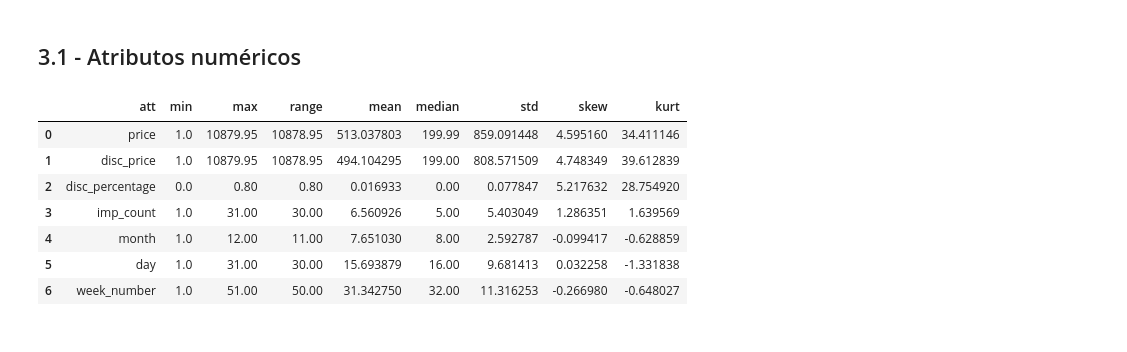
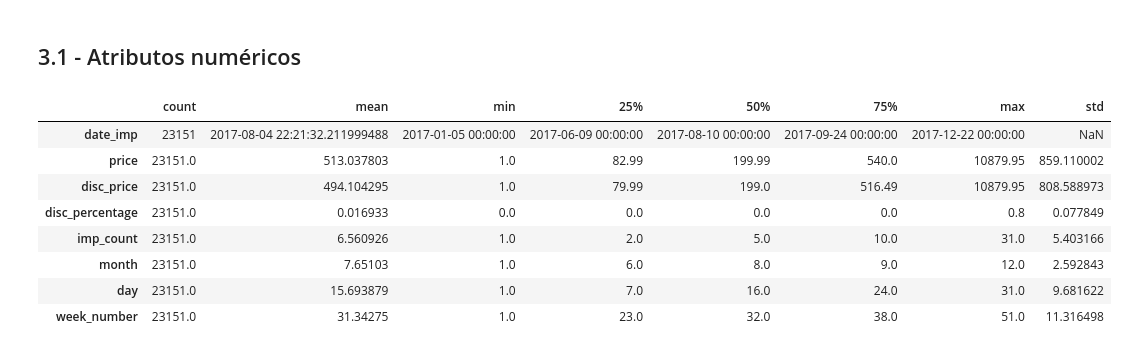
Before and after one commit to luc457x/CDS-ElasticidadeDePreco, a Jupyter notebook: notebook.ipynb, the cells around one changed output. Cells and saved outputs as stored; diff of their text form; code cells hidden in the pictures.

```diff
--- a/notebook.ipynb
+++ b/notebook.ipynb
@@ -129,25 +129,15 @@ cats = df_clear.select_dtypes( exclude=['float64', 'int64', 'datetime64[ns]'])
 # %% [markdown]
 ## 3.1 - Atributos numéricos
-# %%
-# Tendencia central
-ct1 = pd.DataFrame(nums.apply(np.mean) ).T   # média
-ct2 = pd.DataFrame(nums.apply(np.median) ).T  # mediana
-# Dispersão
-d1 = pd.DataFrame(nums.apply(np.std) ).T # Desvio padrão
-d2 = pd.DataFrame(nums.apply(min) ).T # valor mínimo
-d3 = pd.DataFrame(nums.apply(max) ).T # valor máximo
-d4 = pd.DataFrame(nums.apply( lambda x: x.max() - x.min())).T # Variação entre o mínimo e máxilo valor
-d5 = pd.DataFrame(nums.apply( lambda x: x.skew())).T #skewness
-d6 = pd.DataFrame(nums.apply( lambda x : x.kurtosis())).T # kurtosis
-df = pd.concat( [d2, d3, d4, ct1, ct2, d1, d5, d6]).T.reset_index()
-df.columns = ['att', 'min', 'max', 'range', 'mean', 'median', 'std', 'skew', 'kurt']
-df
-# %% [output]
-|  | att | min | max | range | mean | median | std | skew | kurt |
-| 0 | price | 1.0 | 10879.95 | 10878.95 | 513.037803 | 199.99 | 859.091448 | 4.595160 | 34.411146 |
-| 1 | disc_price | 1.0 | 10879.95 | 10878.95 | 494.104295 | 199.00 | 808.571509 | 4.748349 | 39.612839 |
-| 2 | disc_percentage | 0.0 | 0.80 | 0.80 | 0.016933 | 0.00 | 0.077847 | 5.217632 | 28.754920 |
-| 3 | imp_count | 1.0 | 31.00 | 30.00 | 6.560926 | 5.00 | 5.403049 | 1.286351 | 1.639569 |
-| 4 | month | 1.0 | 12.00 | 11.00 | 7.651030 | 8.00 | 2.592787 | -0.099417 | -0.628859 |
-| 5 | day | 1.0 | 31.00 | 30.00 | 15.693879 | 16.00 | 9.681413 | 0.032258 | -1.331838 |
-| 6 | week_number | 1.0 | 51.00 | 50.00 | 31.342750 | 32.00 | 11.316253 | -0.266980 | -0.648027 |
+# %%
+# Tendencia central e dispersão
+df_clear.describe().T
+# %% [output]
+|  | count | mean | min | 25% | 50% | 75% | max | std |
+| date_imp | 23151 | 2017-08-04 22:21:32.211999488 | 2017-01-05 00:00:00 | 2017-06-09 00:00:00 | 2017-08-10 00:00:00 | 2017-09-24 00:00:00 | 2017-12-22 00:00:00 | NaN |
+| price | 23151.0 | 513.037803 | 1.0 | 82.99 | 199.99 | 540.0 | 10879.95 | 859.110002 |
+| disc_price | 23151.0 | 494.104295 | 1.0 | 79.99 | 199.0 | 516.49 | 10879.95 | 808.588973 |
+| disc_percentage | 23151.0 | 0.016933 | 0.0 | 0.0 | 0.0 | 0.0 | 0.8 | 0.077849 |
+| imp_count | 23151.0 | 6.560926 | 1.0 | 2.0 | 5.0 | 10.0 | 31.0 | 5.403166 |
+| month | 23151.0 | 7.65103 | 1.0 | 6.0 | 8.0 | 9.0 | 12.0 | 2.592843 |
+| day | 23151.0 | 15.693879 | 1.0 | 7.0 | 16.0 | 24.0 | 31.0 | 9.681622 |
+| week_number | 23151.0 | 31.34275 | 1.0 | 23.0 | 32.0 | 38.0 | 51.0 | 11.316498 |
```
Also changed, not shown: parts of 3 cells of this notebook.
